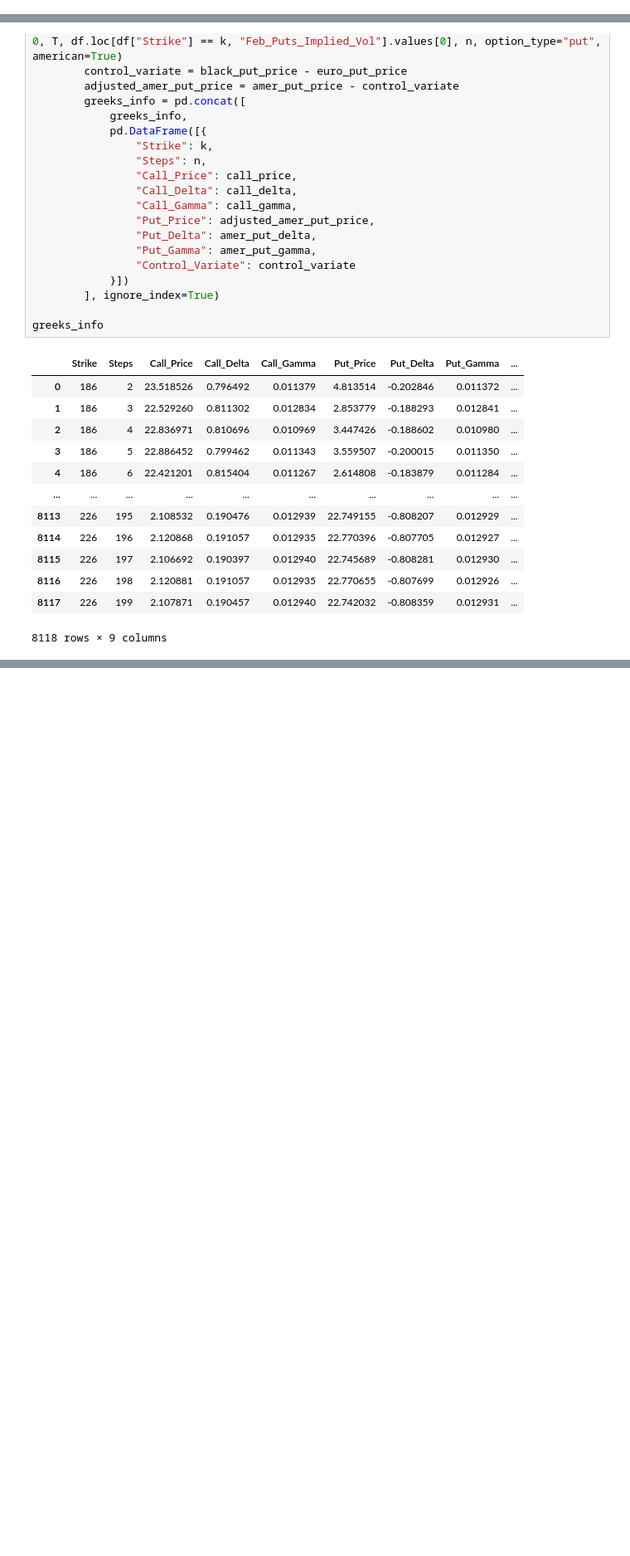
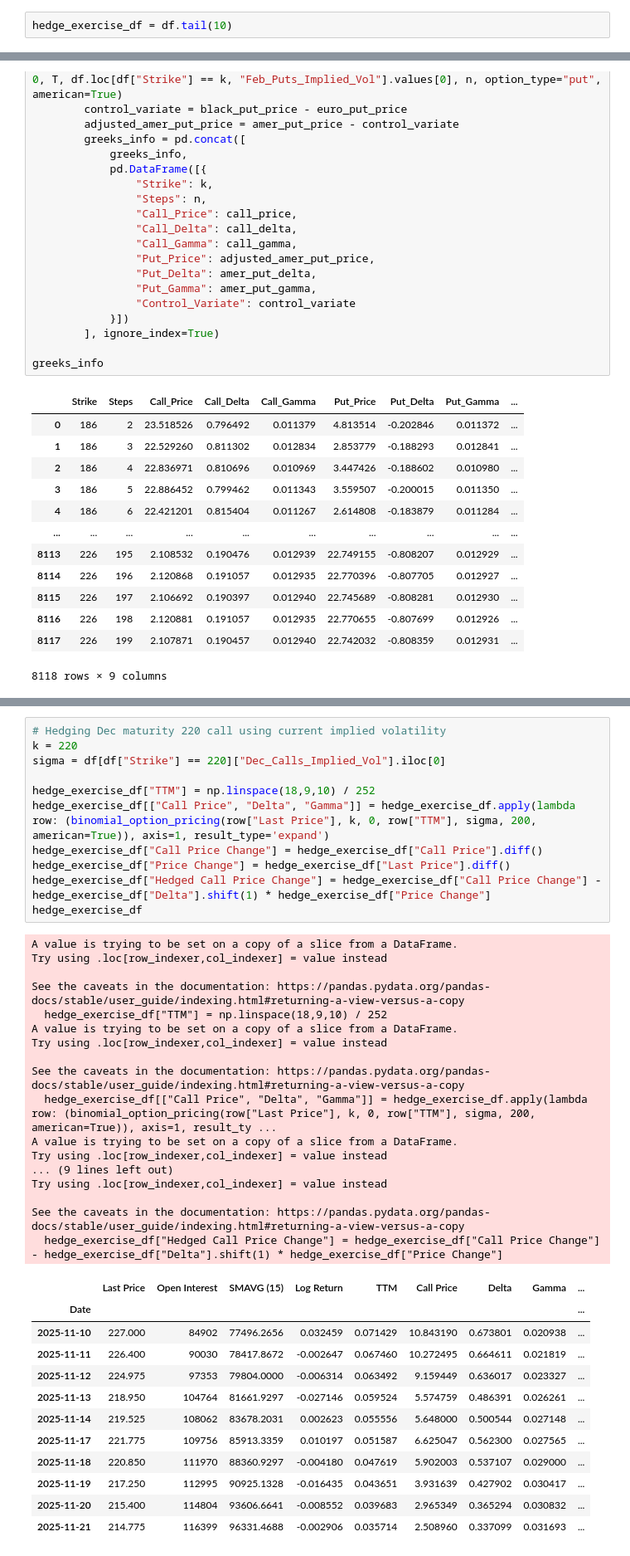
Before and after one commit to dradoncic/live_cattle_futures_options, a Jupyter notebook: project.ipynb, the cells around one changed output, grey strips where cells are left out. Shown at 83% size. Saved outputs shown, nothing was run; the diff lists cells and outputs as text; blank space fills up the shorter version.

Commit message:
hedging exercise

```diff
--- a/project.ipynb
+++ b/project.ipynb
@@ -36,6 +36,8 @@ df
 | 2025-11-20 | 215.400 | 114804 | 93606.6641 | -0.008552 |
 | 2025-11-21 | 214.775 | 116399 | 96331.4688 | -0.002906 |
 250 rows × 4 columns
+# %%
+hedge_exercise_df = df.tail(10)
 # %%
 fig, axes = plt.subplots(2, 2, figsize=(14, 9))
 (ax1, ax2), (ax3, ax4) = axes
@@ -767,0 +770,41 @@ plt.show()
+# %%
+# Hedging Dec maturity 220 call using current implied volatility
+k = 220
+sigma = df[df["Strike"] == 220]["Dec_Calls_Implied_Vol"].iloc[0]
+
+hedge_exercise_df["TTM"] = np.linspace(18,9,10) / 252
+hedge_exercise_df[["Call Price", "Delta", "Gamma"]] = hedge_exercise_df.apply(lambda row: (binomial_option_pricing(row["Last Price"], k, 0, row["TTM"], sigma, 200, american=True)), axis=1, result_type='expand')
+hedge_exercise_df["Call Price Change"] = hedge_exercise_df["Call Price"].diff()
+hedge_exercise_df["Price Change"] = hedge_exercise_df["Last Price"].diff()
+hedge_exercise_df["Hedged Call Price Change"] = hedge_exercise_df["Call Price Change"] - hedge_exercise_df["Delta"].shift(1) * hedge_exercise_df["Price Change"]
+hedge_exercise_df
+# %% [output]
+A value is trying to be set on a copy of a slice from a DataFrame.
+Try using .loc[row_indexer,col_indexer] = value instead
+
+See the caveats in the documentation: https://pandas.pydata.org/pandas-docs/stable/user_guide/indexing.html#returning-a-view-versus-a-copy
+  hedge_exercise_df["TTM"] = np.linspace(18,9,10) / 252
+A value is trying to be set on a copy of a slice from a DataFrame.
+Try using .loc[row_indexer,col_indexer] = value instead
+
+See the caveats in the documentation: https://pandas.pydata.org/pandas-docs/stable/user_guide/indexing.html#returning-a-view-versus-a-copy
+  hedge_exercise_df[["Call Price", "Delta", "Gamma"]] = hedge_exercise_df.apply(lambda row: (binomial_option_pricing(row["Last Price"], k, 0, row["TTM"], sigma, 200, american=True)), axis=1, result_ty ...
+A value is trying to be set on a copy of a slice from a DataFrame.
+Try using .loc[row_indexer,col_indexer] = value instead
+... (9 lines left out)
+Try using .loc[row_indexer,col_indexer] = value instead
+
+See the caveats in the documentation: https://pandas.pydata.org/pandas-docs/stable/user_guide/indexing.html#returning-a-view-versus-a-copy
+  hedge_exercise_df["Hedged Call Price Change"] = hedge_exercise_df["Call Price Change"] - hedge_exercise_df["Delta"].shift(1) * hedge_exercise_df["Price Change"]
+|  | Last Price | Open Interest | SMAVG (15) | Log Return | TTM | Call Price | Delta | Gamma | ... |
+| Date |  |  |  |  |  |  |  |  | ... |
+| 2025-11-10 | 227.000 | 84902 | 77496.2656 | 0.032459 | 0.071429 | 10.843190 | 0.673801 | 0.020938 | ... |
+| 2025-11-11 | 226.400 | 90030 | 78417.8672 | -0.002647 | 0.067460 | 10.272495 | 0.664611 | 0.021819 | ... |
+| 2025-11-12 | 224.975 | 97353 | 79804.0000 | -0.006314 | 0.063492 | 9.159449 | 0.636017 | 0.023327 | ... |
+| 2025-11-13 | 218.950 | 104764 | 81661.9297 | -0.027146 | 0.059524 | 5.574759 | 0.486391 | 0.026261 | ... |
+| 2025-11-14 | 219.525 | 108062 | 83678.2031 | 0.002623 | 0.055556 | 5.648000 | 0.500544 | 0.027148 | ... |
+| 2025-11-17 | 221.775 | 109756 | 85913.3359 | 0.010197 | 0.051587 | 6.625047 | 0.562300 | 0.027565 | ... |
+| 2025-11-18 | 220.850 | 111970 | 88360.9297 | -0.004180 | 0.047619 | 5.902003 | 0.537107 | 0.029000 | ... |
+| 2025-11-19 | 217.250 | 112995 | 90925.1328 | -0.016435 | 0.043651 | 3.931639 | 0.427902 | 0.030417 | ... |
+| 2025-11-20 | 215.400 | 114804 | 93606.6641 | -0.008552 | 0.039683 | 2.965349 | 0.365294 | 0.030832 | ... |
+| 2025-11-21 | 214.775 | 116399 | 96331.4688 | -0.002906 | 0.035714 | 2.508960 | 0.337099 | 0.031693 | ... |
```
Also changed, not shown: parts of 7 cells of this notebook, 1 other file.
